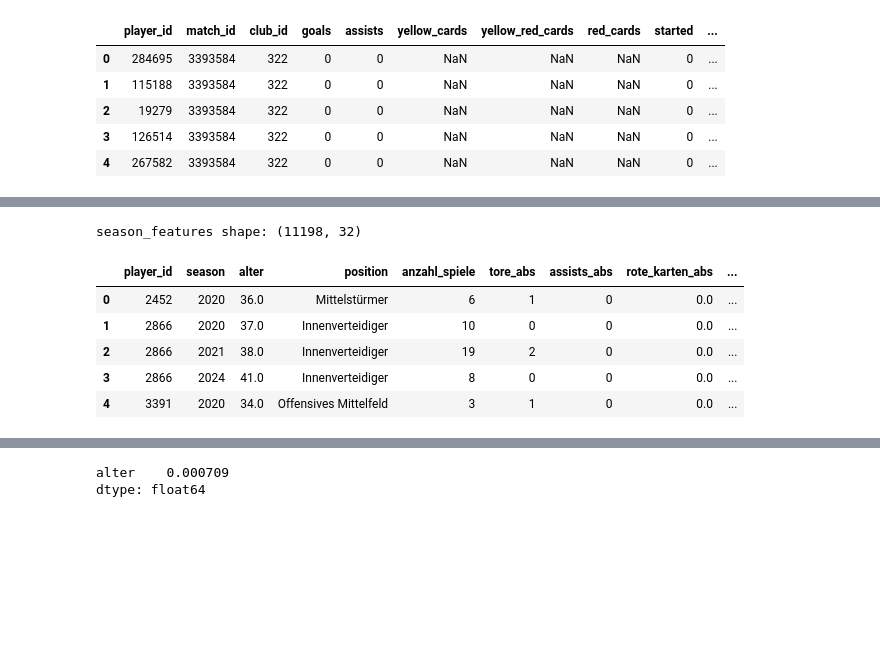
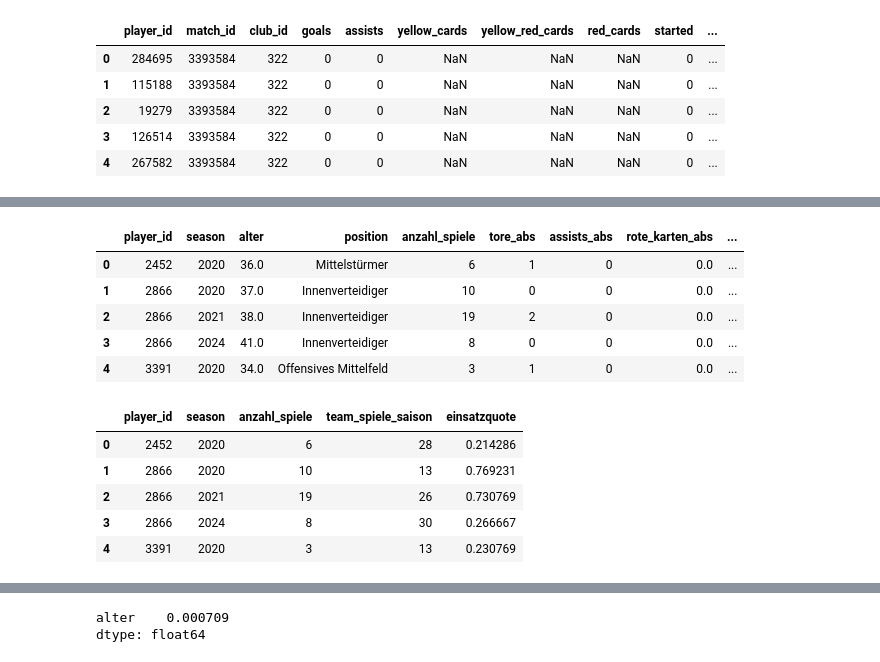
Before and after one commit to BDP26/pm4-iAM-Scout, a Jupyter notebook: recommender_model/feature_engineering.ipynb, the cells around one changed output, grey strips where cells are left out. Cells and saved outputs as stored; diff of their text form; code cells hidden in the pictures; blank space fills up the shorter version.

```diff
--- a/recommender_model/feature_engineering.ipynb
+++ b/recommender_model/feature_engineering.ipynb
@@ -364,14 +412,32 @@ season_features["siege_pro_spiel"] = season_features["siege_abs"] / season_featu
 season_features["unentschieden_pro_spiel"] = season_features["unentschieden_abs"] / season_features["anzahl_spiele"]
 season_features["niederlagen_pro_spiel"] = season_features["niederlagen_abs"] / season_features["anzahl_spiele"]
 
-print("season_features shape:", season_features.shape)
 display(season_features.head())
 # %% [output]
-season_features shape: (11198, 32)
 |  | player_id | season | alter | position | anzahl_spiele | tore_abs | assists_abs | rote_karten_abs | ... |
 | 0 | 2452 | 2020 | 36.0 | Mittelstürmer | 6 | 1 | 0 | 0.0 | ... |
 | 1 | 2866 | 2020 | 37.0 | Innenverteidiger | 10 | 0 | 0 | 0.0 | ... |
 | 2 | 2866 | 2021 | 38.0 | Innenverteidiger | 19 | 2 | 0 | 0.0 | ... |
 | 3 | 2866 | 2024 | 41.0 | Innenverteidiger | 8 | 0 | 0 | 0.0 | ... |
 | 4 | 3391 | 2020 | 34.0 | Offensives Mittelfeld | 3 | 1 | 0 | 0.0 | ... |
+# %%
+# Cell 11.1
+season_features = season_features.merge(
+    player_season_team_matches,
+    on=["player_id", "season"],
+    how="left"
+)
+
+season_features["einsatzquote"] = (
+    season_features["anzahl_spiele"] / season_features["team_spiele_saison"]
+)
+
+display(season_features[["player_id", "season", "anzahl_spiele", "team_spiele_saison", "einsatzquote"]].head())
+# %% [output]
+|  | player_id | season | anzahl_spiele | team_spiele_saison | einsatzquote |
+| 0 | 2452 | 2020 | 6 | 28 | 0.214286 |
+| 1 | 2866 | 2020 | 10 | 13 | 0.769231 |
+| 2 | 2866 | 2021 | 19 | 26 | 0.730769 |
+| 3 | 2866 | 2024 | 8 | 30 | 0.266667 |
+| 4 | 3391 | 2020 | 3 | 13 | 0.230769 |
 # %%
```
Also changed, not shown: parts of 19 cells of this notebook, 4 other files.
